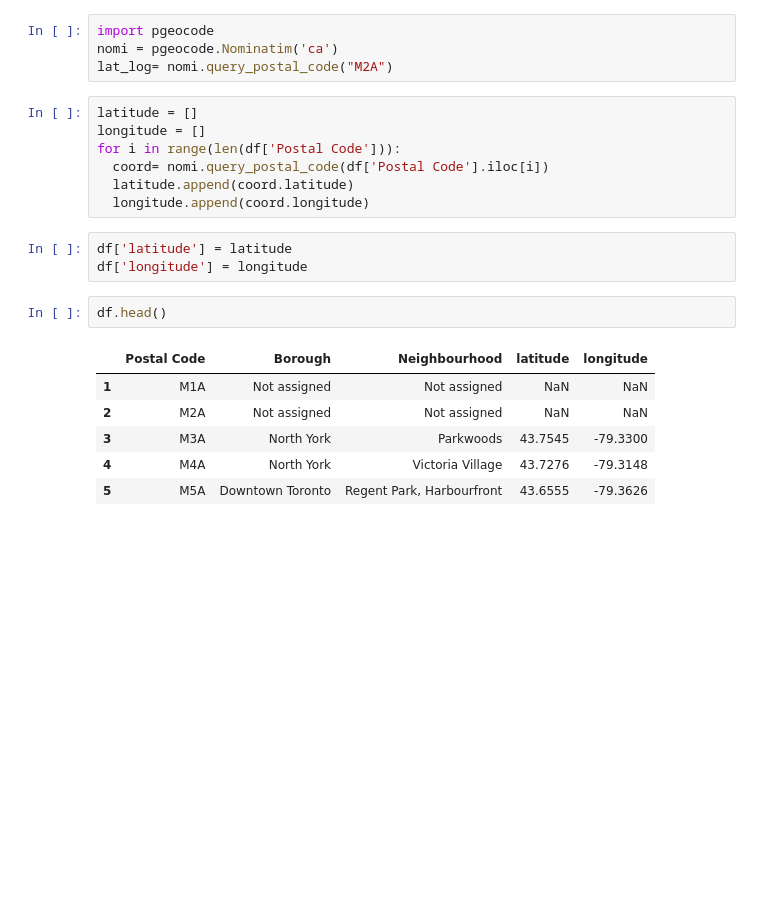
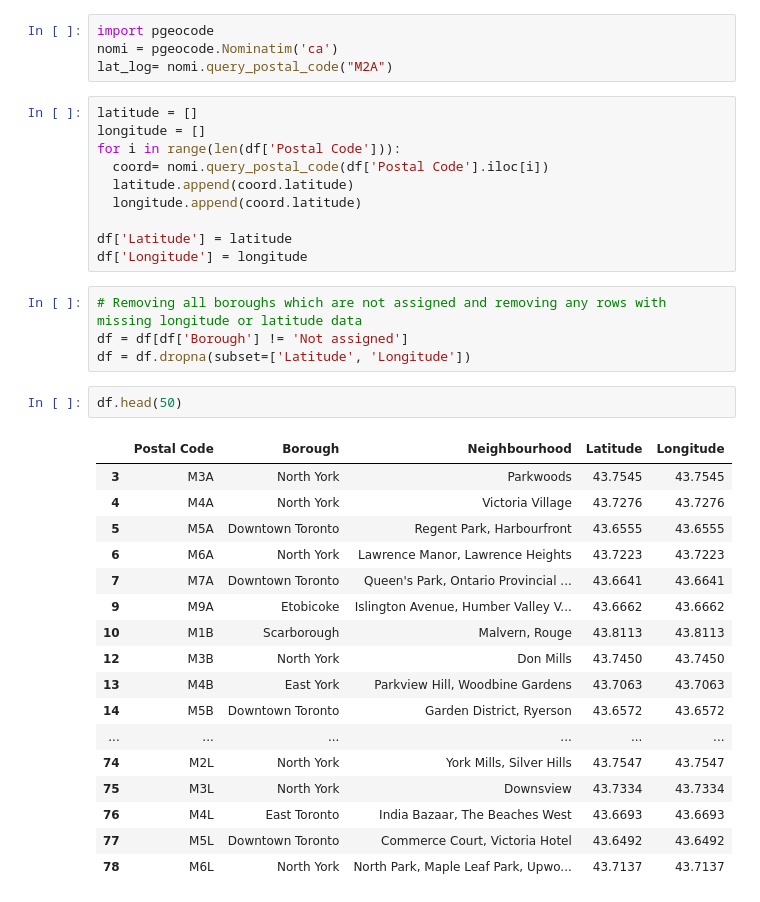
Before and after one commit to JustChandy/Coursera_Capstone, a Jupyter notebook: Toronto_Segmenting+Clustering.ipynb, the cells around one changed output. Cells and saved outputs as stored; diff of their text form; blank space fills up the shorter version.

```diff
--- a/Toronto_Segmenting+Clustering.ipynb
+++ b/Toronto_Segmenting+Clustering.ipynb
@@ -91,16 +87,31 @@ longitude = []
 for i in range(len(df['Postal Code'])):
   coord= nomi.query_postal_code(df['Postal Code'].iloc[i])
   latitude.append(coord.latitude)
-  longitude.append(coord.longitude)
+  longitude.append(coord.latitude)
+
+df['Latitude'] = latitude
+df['Longitude'] = longitude
-# %%
-df['latitude'] = latitude
-df['longitude'] = longitude
+# %%
+# Removing all boroughs which are not assigned and removing any rows with missing longitude or latitude data
+df = df[df['Borough'] != 'Not assigned']
+df = df.dropna(subset=['Latitude', 'Longitude'])
 # %%
-df.head()
+df.head(50)
 # %% [output]
-|  | Postal Code | Borough | Neighbourhood | latitude | longitude |
-| 1 | M1A | Not assigned | Not assigned | NaN | NaN |
-| 2 | M2A | Not assigned | Not assigned | NaN | NaN |
-| 3 | M3A | North York | Parkwoods | 43.7545 | -79.3300 |
-| 4 | M4A | North York | Victoria Village | 43.7276 | -79.3148 |
-| 5 | M5A | Downtown Toronto | Regent Park, Harbourfront | 43.6555 | -79.3626 |
+|  | Postal Code | Borough | Neighbourhood | Latitude | Longitude |
+| 3 | M3A | North York | Parkwoods | 43.7545 | 43.7545 |
+| 4 | M4A | North York | Victoria Village | 43.7276 | 43.7276 |
+| 5 | M5A | Downtown Toronto | Regent Park, Harbourfront | 43.6555 | 43.6555 |
+| 6 | M6A | North York | Lawrence Manor, Lawrence Heights | 43.7223 | 43.7223 |
+| 7 | M7A | Downtown Toronto | Queen's Park, Ontario Provincial ... | 43.6641 | 43.6641 |
+| 9 | M9A | Etobicoke | Islington Avenue, Humber Valley V... | 43.6662 | 43.6662 |
+| 10 | M1B | Scarborough | Malvern, Rouge | 43.8113 | 43.8113 |
+| 12 | M3B | North York | Don Mills | 43.7450 | 43.7450 |
+| 13 | M4B | East York | Parkview Hill, Woodbine Gardens | 43.7063 | 43.7063 |
+| 14 | M5B | Downtown Toronto | Garden District, Ryerson | 43.6572 | 43.6572 |
+| ... | ... | ... | ... | ... | ... |
+| 74 | M2L | North York | York Mills, Silver Hills | 43.7547 | 43.7547 |
+| 75 | M3L | North York | Downsview | 43.7334 | 43.7334 |
+| 76 | M4L | East Toronto | India Bazaar, The Beaches West | 43.6693 | 43.6693 |
+| 77 | M5L | Downtown Toronto | Commerce Court, Victoria Hotel | 43.6492 | 43.6492 |
+| 78 | M6L | North York | North Park, Maple Leaf Park, Upwo... | 43.7137 | 43.7137 |
```
Also changed, not shown: parts of 20 cells of this notebook.
